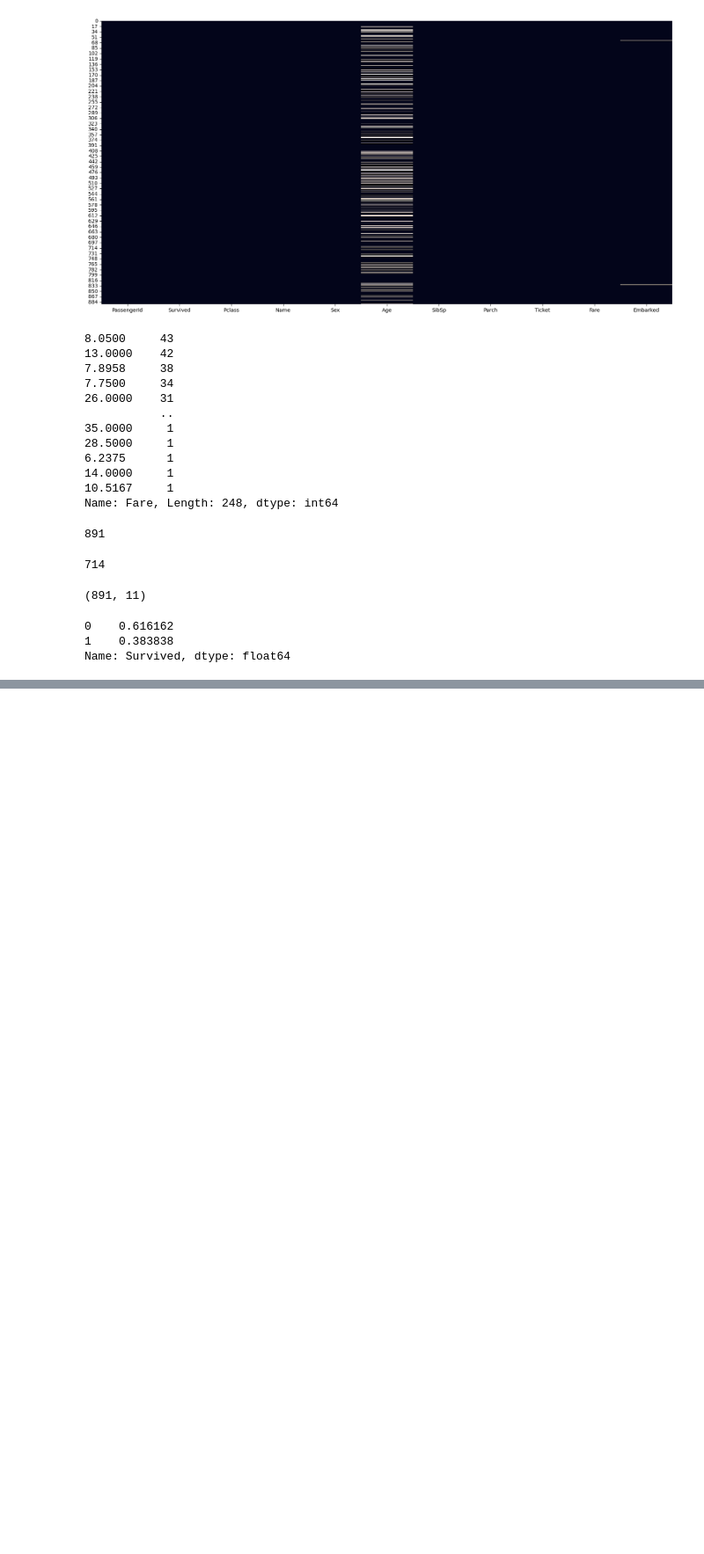
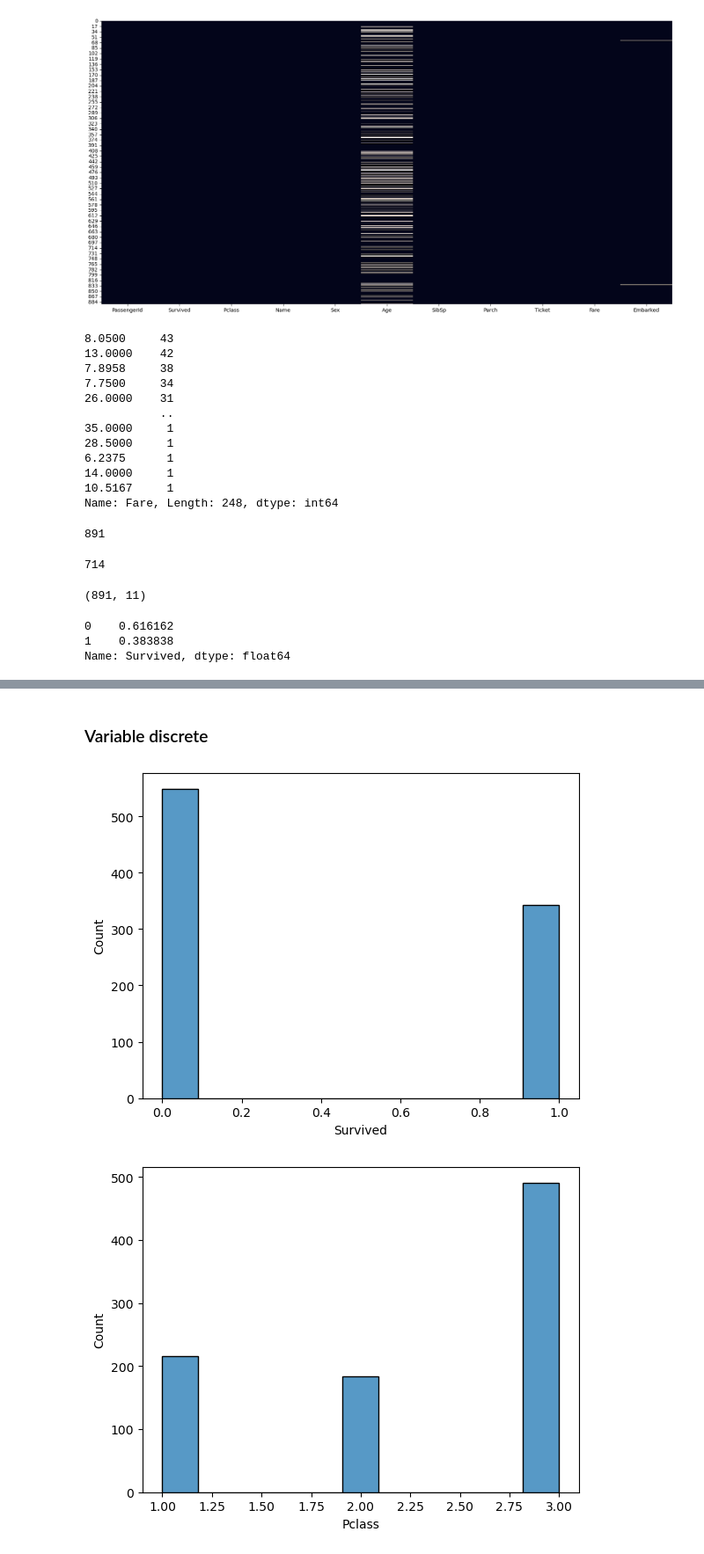
Before and after one commit to GhosTHaise/ml-titanic, a Jupyter notebook: EDA.ipynb, the cells around one changed output, grey strips where cells are left out. Shown at 88% size. Saved outputs shown, nothing was run; the diff lists cells and outputs as text; code cells hidden in the pictures; blank space fills up the shorter version.

```diff
--- a/EDA.ipynb
+++ b/EDA.ipynb
@@ -260,0 +254,9 @@ https://gist.github.com/mwaskom/de44147ed2974457ad6372750bbe5751
+# %% [markdown]
+### Variable discrete
+# %%
+for col in df.select_dtypes("int"):
+    plt.figure()
+    sns.histplot(df[col])
+# %% [output]
+[figure, added]
+[figure, added]
```
Also changed, not shown: parts of 6 cells of this notebook.
